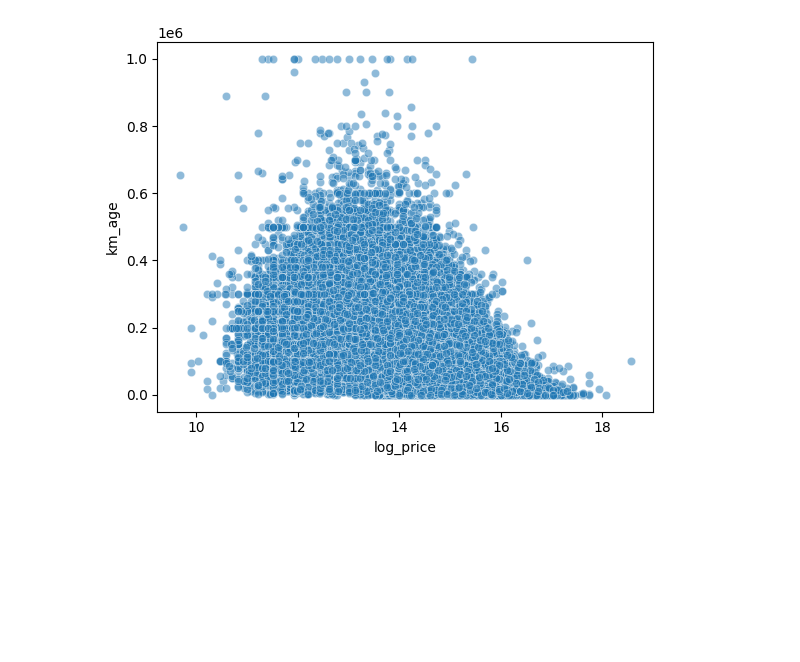
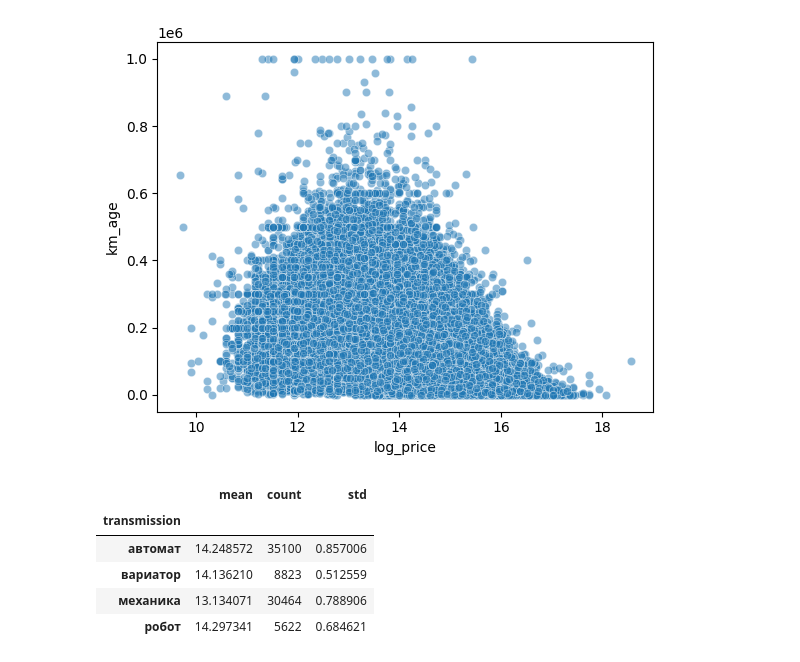
Before and after one commit to KazGet/Predict_car_price, a Jupyter notebook: notebooks/01_exploration.ipynb, the cells around one changed output. Saved outputs shown, nothing was run; the diff lists cells and outputs as text; code cells hidden in the pictures; blank space fills up the shorter version.

```diff
--- a/notebooks/01_exploration.ipynb
+++ b/notebooks/01_exploration.ipynb
@@ -153,3 +153,12 @@ sns.scatterplot(x='log_price', y='km_age', data=df, alpha=0.5)
 # %% [output]
 <Axes: xlabel='log_price', ylabel='km_age'>
 [figure]
+# %%
+df.groupby('transmission')['log_price'].agg(['mean', 'count', 'std'])
+# %% [output]
+|  | mean | count | std |
+| transmission |  |  |  |
+| автомат | 14.248572 | 35100 | 0.857006 |
+| вариатор | 14.136210 | 8823 | 0.512559 |
+| механика | 13.134071 | 30464 | 0.788906 |
+| робот | 14.297341 | 5622 | 0.684621 |
```
Also changed, not shown: parts of 2 cells of this notebook.
